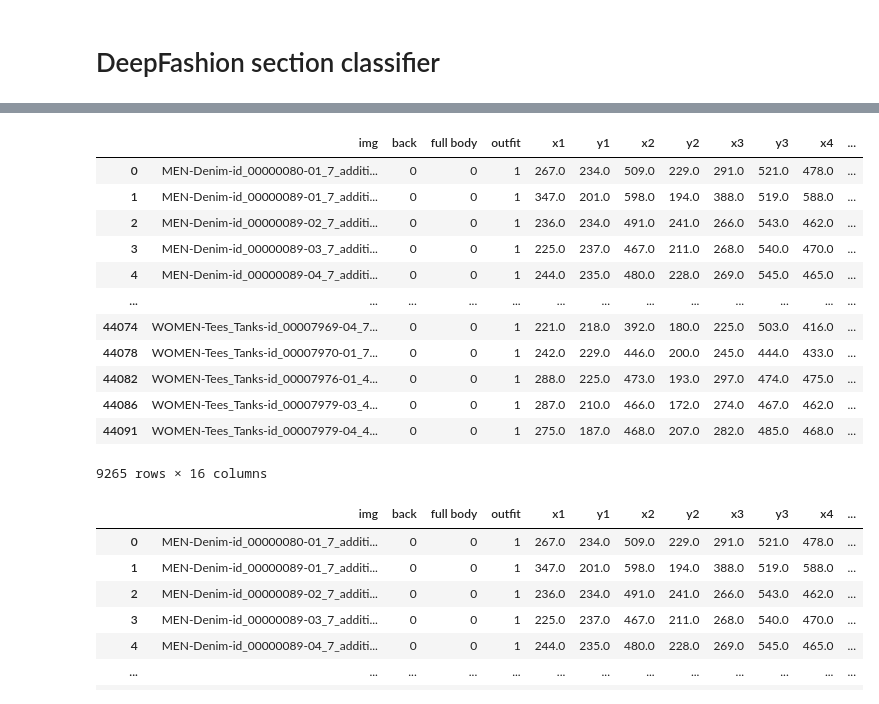
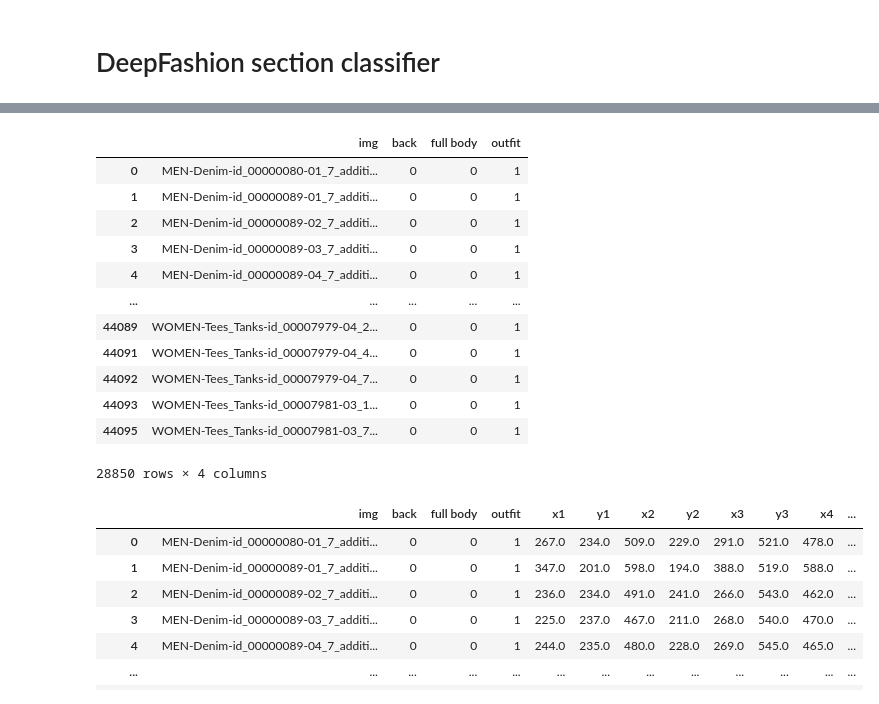
Before and after one commit to orlandoalexander/Moda-Personal-Assistant, a Jupyter notebook: EDA.ipynb, the cells around one changed output, grey strips where cells are left out. Drawn from its saved outputs; the diff is of its cells as text; code cells hidden in the pictures.

```diff
--- a/EDA.ipynb
+++ b/EDA.ipynb
@@ -498,4 +498,4 @@ def display_img_details(index):
 # %% [markdown]
 # DeepFashion section classifier
 # %%
-section = pd.read_csv('data/DeepFashion_section - train/fabric.txt',sep=' ',names = ['img','upper','lower','outer'],header=None,index_col=False)
+section = pd.read_csv('data/DeepFashion_section - train/fabric.txt',sep=' ',names = ['img','upper_original','lower_original','outer','upper','lower'],header=None,index_col=False).fillna(0)
@@ -502,9 +518,9 @@ section = pd.read_csv('data/DeepFashion_section - train/fabric.txt',sep=' ',name
 # %%
 section['back'] = np.where(section['img'].str.contains('_back'),1,0)
 # %%
-section['full body'] = np.where(section['img'].str.contains('WOMEN-Dresses|WOMEN-Rompers'),1,0)
+section['full body'] = np.where((section['img'].str.contains('WOMEN-Dresses|WOMEN-Rompers')) & ~section['img'].str.contains('_back'),1,0)
 # %%
-section['outfit'] = np.where((((section['upper']!=7) |(section['lower']!=7)) & ((section['upper']!=7) |(section['outer']!=7))) & (section['full body']==0) & (section['back']==0),1,0)
+section['outfit'] = np.where((((section['upper_original']!=7) |(section['lower_original']!=7)) & ((section['upper_original']!=7) |(section['outer']!=7))) & (section['full body']==0) & (section['back']==0),1,0)
 # %%
 section
 # %% [output]
@@ -524,2 +540,2 @@ section
 # %%
-section = section.drop(columns=['outer','lower','upper'])
+section = section.drop(columns=['outer','upper_original','lower_original'])
@@ -532,19 +723,19 @@ data_full_section = data_full_section.dropna()
 # %%
-data_full_section[data_full_section['outfit']==1]
+section[section['outfit']==1]
 # %% [output]
-|  | img | back | full body | outfit | x1 | y1 | x2 | y2 | x3 | y3 | x4 | ... |
-| 0 | MEN-Denim-id_00000080-01_7_additi... | 0 | 0 | 1 | 267.0 | 234.0 | 509.0 | 229.0 | 291.0 | 521.0 | 478.0 | ... |
-| 1 | MEN-Denim-id_00000089-01_7_additi... | 0 | 0 | 1 | 347.0 | 201.0 | 598.0 | 194.0 | 388.0 | 519.0 | 588.0 | ... |
-| 2 | MEN-Denim-id_00000089-02_7_additi... | 0 | 0 | 1 | 236.0 | 234.0 | 491.0 | 241.0 | 266.0 | 543.0 | 462.0 | ... |
-| 3 | MEN-Denim-id_00000089-03_7_additi... | 0 | 0 | 1 | 225.0 | 237.0 | 467.0 | 211.0 | 268.0 | 540.0 | 470.0 | ... |
-| 4 | MEN-Denim-id_00000089-04_7_additi... | 0 | 0 | 1 | 244.0 | 235.0 | 480.0 | 228.0 | 269.0 | 545.0 | 465.0 | ... |
-| ... | ... | ... | ... | ... | ... | ... | ... | ... | ... | ... | ... | ... |
-| 44074 | WOMEN-Tees_Tanks-id_00007969-04_7... | 0 | 0 | 1 | 221.0 | 218.0 | 392.0 | 180.0 | 225.0 | 503.0 | 416.0 | ... |
-| 44078 | WOMEN-Tees_Tanks-id_00007970-01_7... | 0 | 0 | 1 | 242.0 | 229.0 | 446.0 | 200.0 | 245.0 | 444.0 | 433.0 | ... |
-| 44082 | WOMEN-Tees_Tanks-id_00007976-01_4... | 0 | 0 | 1 | 288.0 | 225.0 | 473.0 | 193.0 | 297.0 | 474.0 | 475.0 | ... |
-| 44086 | WOMEN-Tees_Tanks-id_00007979-03_4... | 0 | 0 | 1 | 287.0 | 210.0 | 466.0 | 172.0 | 274.0 | 467.0 | 462.0 | ... |
-| 44091 | WOMEN-Tees_Tanks-id_00007979-04_4... | 0 | 0 | 1 | 275.0 | 187.0 | 468.0 | 207.0 | 282.0 | 485.0 | 468.0 | ... |
+|  | img | back | full body | outfit |
+| 0 | MEN-Denim-id_00000080-01_7_additi... | 0 | 0 | 1 |
+| 1 | MEN-Denim-id_00000089-01_7_additi... | 0 | 0 | 1 |
+| 2 | MEN-Denim-id_00000089-02_7_additi... | 0 | 0 | 1 |
+| 3 | MEN-Denim-id_00000089-03_7_additi... | 0 | 0 | 1 |
+| 4 | MEN-Denim-id_00000089-04_7_additi... | 0 | 0 | 1 |
+| ... | ... | ... | ... | ... |
+| 44089 | WOMEN-Tees_Tanks-id_00007979-04_2... | 0 | 0 | 1 |
+| 44091 | WOMEN-Tees_Tanks-id_00007979-04_4... | 0 | 0 | 1 |
+| 44092 | WOMEN-Tees_Tanks-id_00007979-04_7... | 0 | 0 | 1 |
+| 44093 | WOMEN-Tees_Tanks-id_00007981-03_1... | 0 | 0 | 1 |
+| 44095 | WOMEN-Tees_Tanks-id_00007981-03_7... | 0 | 0 | 1 |
-9265 rows × 16 columns
+28850 rows × 4 columns
 # %%
 data_full_section = data_full_section[(data_full_section['outfit']==1) | (data_full_section['full body']==1) | (data_full_section['back']==1)]
 # %%
```
Also changed, not shown: parts of 30 cells of this notebook.
